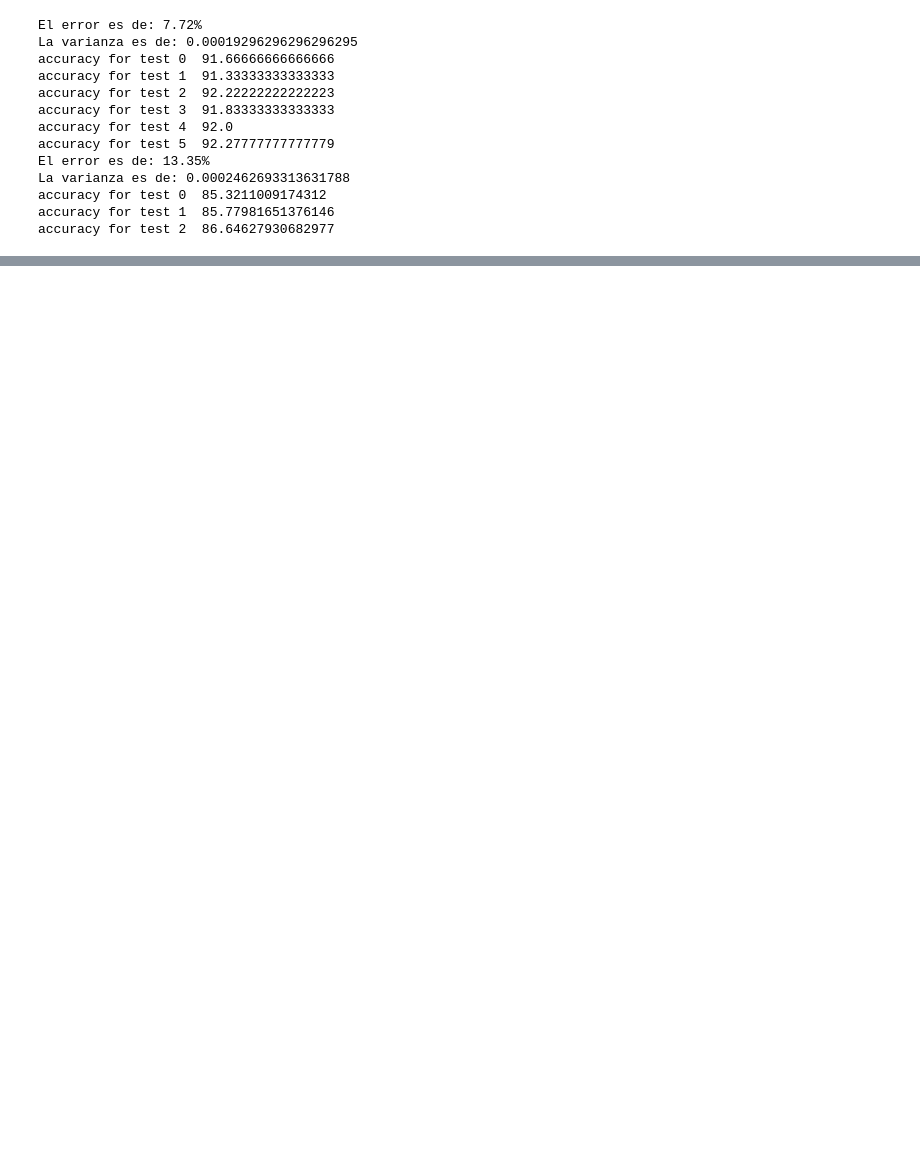
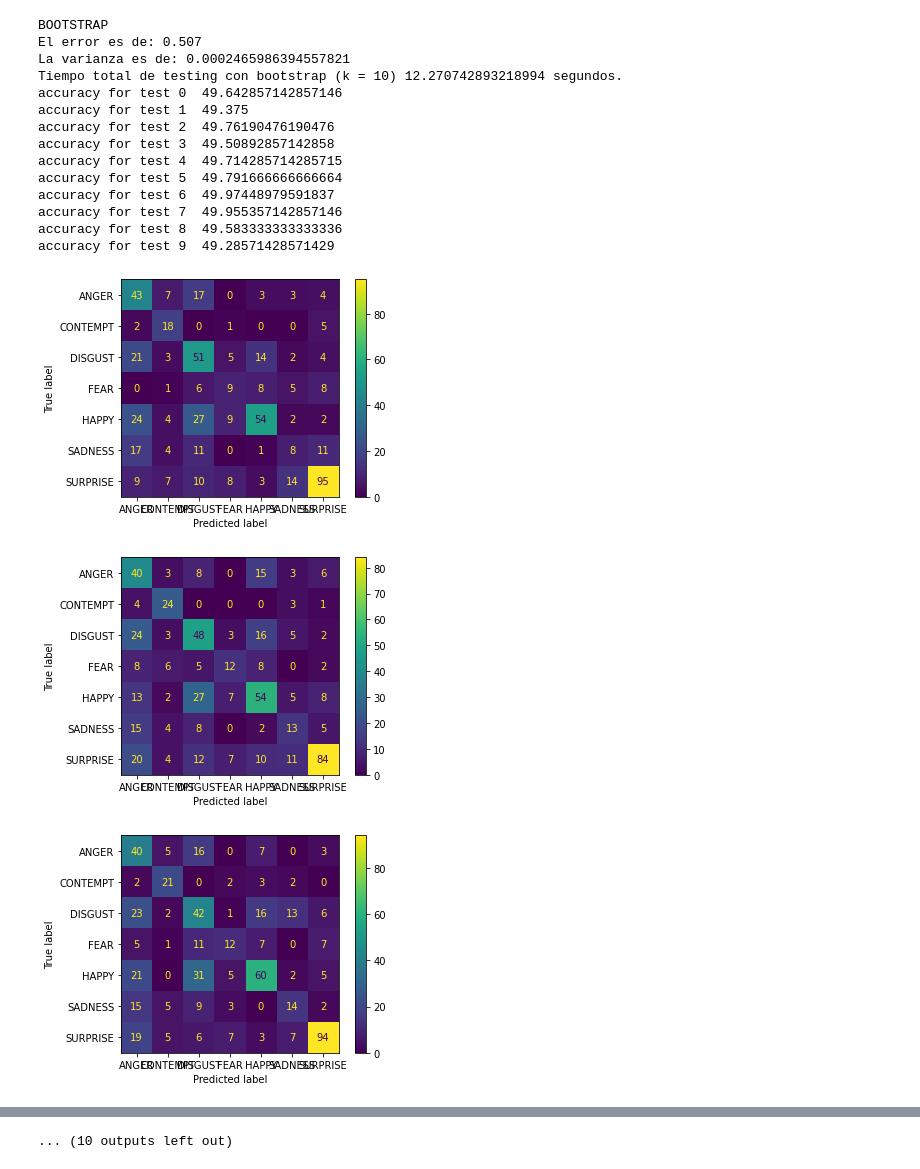
Before and after one commit to fresh-avocado/IA-proyecto-2, a Jupyter notebook: main.ipynb, the cells around one changed output, grey strips where cells are left out. Drawn from its saved outputs; the diff is of its cells as text; code cells hidden in the pictures; blank space fills up the shorter version.

Commit message:
Testing improved

```diff
--- a/main.ipynb
+++ b/main.ipynb
@@ -220,7 +224,10 @@ def kfold(k):
 # %%
 
-def test_kfold(k):
-    xd =kfold(k)
+def test_kfold(k, algo, neighbors):
+    start = time.time()
+    xd, res = kfold(k, algo, neighbors)
+    end = time.time()
+    print('Tiempo total de testing con', 'k-folds (k = ' + str(k) + ')', end-start, 'segundos.')
     diag = 0
     rest = 0
     count = 0
@@ -233,11 +240,16 @@ def test_kfold(k):
                     rest += m[i][j]
         print('accuracy for test '+str(count)+' ',diag/(rest+diag)*100)
         count+=1
+    for result in res:
+        plot_confusion_matrix(result[0], result[1], result[2])
+        plt.show()
 
 
-
-def test_bootstrap(bf, ts):
-    xd1 = bootstrap(bf,ts)
+def test_bootstrap(bf, ts, algo, neighbors):
+    start = time.time()
+    xd1, res = bootstrap(bf,ts, algo, neighbors)
+    end = time.time()
+    print('Tiempo total de testing con', 'bootstrap (k = ' + str(bf) + ')', end-start, 'segundos.')
     diag = 0
     rest = 0
     count = 0
@@ -250,26 +262,37 @@ def test_bootstrap(bf, ts):
                     rest += m[i][j]
         print('accuracy for test '+str(count)+' ',diag/(rest+diag)*100)
         count += 1
+
+    for result in res:
+        plot_confusion_matrix(result[0], result[1], result[2])
+        plt.show()
 # %%
-bootstrap_folds = 6
-test_size = 300 #if 0, test_size randomizes every fold, train = ds-test_size
-
-test_bootstrap(bootstrap_folds, test_size)
+bootstrap_folds = 10
+test_size = 0 #if 0, test_size randomizes every fold, train = ds-test_size
+algo = 'ball_tree'
+neighbors = 3
+print('BOOTSTRAP')
+test_bootstrap(bootstrap_folds, test_size, algo, neighbors)
 
 
-kfold_folds = 3
-test_kfold(kfold_folds)
+kfold_folds = 10
+print('KFOLD')
+test_kfold(kfold_folds, algo, neighbors)
 # %% [output]
-El error es de: 7.72%
-La varianza es de: 0.00019296296296296295
-accuracy for test 0  91.66666666666666
-accuracy for test 1  91.33333333333333
-accuracy for test 2  92.22222222222223
-accuracy for test 3  91.83333333333333
-accuracy for test 4  92.0
-accuracy for test 5  92.27777777777779
-El error es de: 13.35%
-La varianza es de: 0.0002462693313631788
-accuracy for test 0  85.3211009174312
-accuracy for test 1  85.77981651376146
-accuracy for test 2  86.64627930682977
+BOOTSTRAP
+El error es de: 0.507
+La varianza es de: 0.0002465986394557821
+Tiempo total de testing con bootstrap (k = 10) 12.270742893218994 segundos.
+accuracy for test 0  49.642857142857146
+accuracy for test 1  49.375
+accuracy for test 2  49.76190476190476
+accuracy for test 3  49.50892857142858
+accuracy for test 4  49.714285714285715
+accuracy for test 5  49.791666666666664
+accuracy for test 6  49.97448979591837
+accuracy for test 7  49.955357142857146
+accuracy for test 8  49.583333333333336
+accuracy for test 9  49.28571428571429
+[figure, added]
+[figure, added]
+[figure, added]
@@ -275,0 +320 @@ accuracy for test 2  86.64627930682977
+... (10 outputs left out)
```
Also changed, not shown: parts of 4 cells of this notebook.
